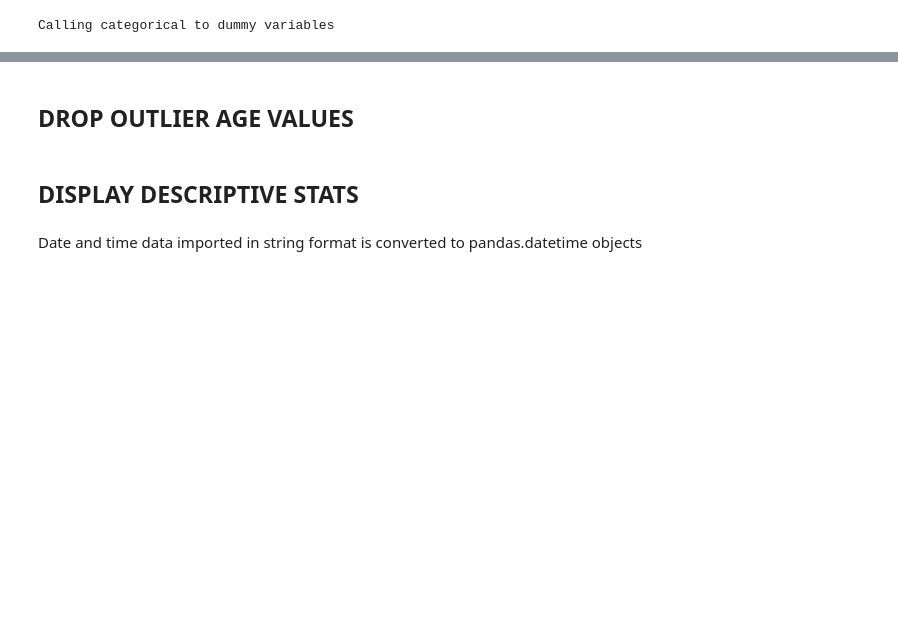
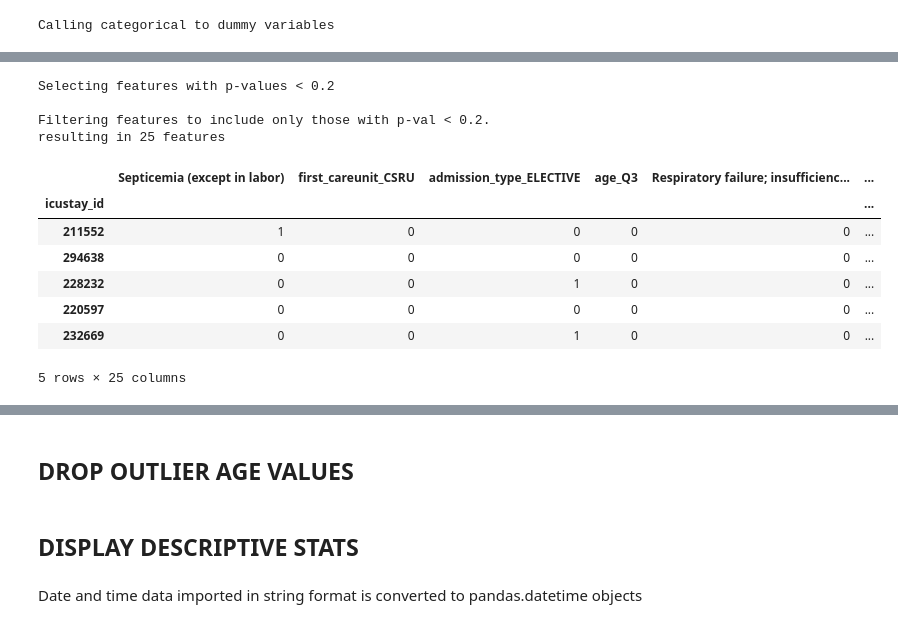
Before and after one commit to RJBeetel3/icu-data-exploration, a Jupyter notebook: icu_mortality_prediction/icu_mortality_prediction/notebooks/PATIENT_DEMOGRAPHICS_FIRST24_MASTER.ipynb, the cells around one changed output, grey strips where cells are left out. Saved outputs shown, nothing was run; the diff lists cells and outputs as text; code cells hidden in the pictures; blank space fills up the shorter version.

Commit message:
updates feature selection to include selection by p-value

```diff
--- a/icu_mortality_prediction/icu_mortality_prediction/notebooks/PATIENT_DEMOGRAPHICS_FIRST24_MASTER.ipynb
+++ b/icu_mortality_prediction/icu_mortality_prediction/notebooks/PATIENT_DEMOGRAPHICS_FIRST24_MASTER.ipynb
@@ -216,7 +230,7 @@ ptnt_demog_features_one_hot_df.head()
 # %%
 feature_selection_parameters_dict = {
                                 'k': 'all',
-                                'p_val': 0.1,
+                                'p_val': 0.2,
                                 'scorer': 'chi2'
 }
 # %%
@@ -254,0 +262,20 @@ features_selected_by_p_value = feature_selection.filter_best_features_by_pvals(
+# %%
+best_features_selected_by_p_value = feature_selection.select_best_features_by_p_value(
+                                        ptnt_demog_features_one_hot_df,
+                                        feature_selection_parameters_dict)
+# %% [output]
+Selecting features with p-values < 0.2
+
+Filtering features to include only those with p-val < 0.2.
+resulting in 25 features
+# %%
+ptnt_demog_features_one_hot_df[best_features_selected_by_p_value.index].head()
+# %% [output]
+|  | Septicemia (except in labor) | first_careunit_CSRU | admission_type_ELECTIVE | age_Q3 | Respiratory failure; insufficienc... | ... |
+| icustay_id |  |  |  |  |  | ... |
+| 211552 | 1 | 0 | 0 | 0 | 0 | ... |
+| 294638 | 0 | 0 | 0 | 0 | 0 | ... |
+| 228232 | 0 | 0 | 1 | 0 | 0 | ... |
+| 220597 | 0 | 0 | 0 | 0 | 0 | ... |
+| 232669 | 0 | 0 | 1 | 0 | 0 | ... |
+5 rows × 25 columns
```
Also changed, not shown: parts of 18 cells of this notebook.
